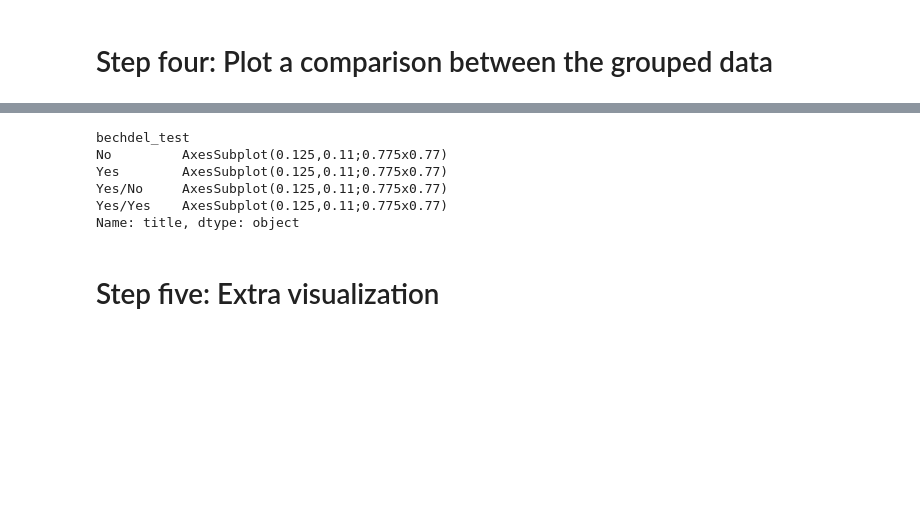
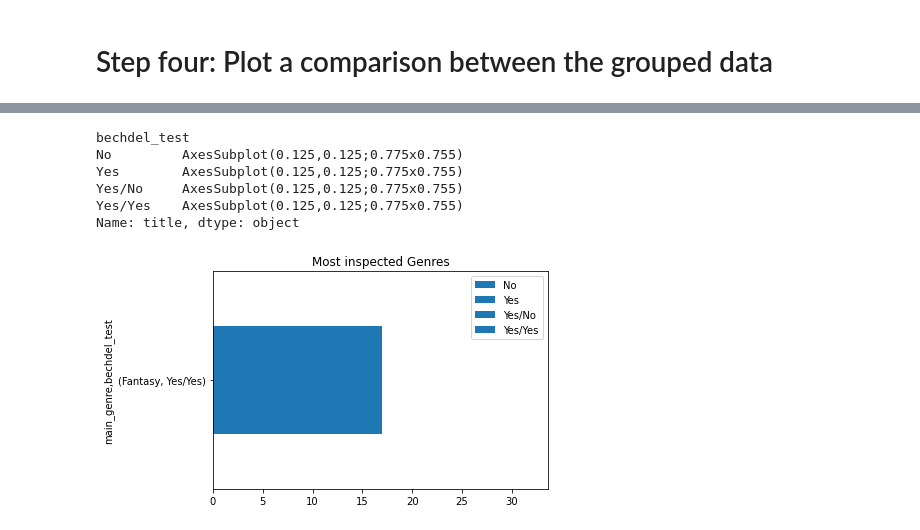
Before and after one commit to smargarink/DesignDev, a Jupyter notebook: exercises/exerciseeight.ipynb, the cells around one changed output, grey strips where cells are left out. Drawn from its saved outputs; the diff is of its cells as text; code cells hidden in the pictures; blank space fills up the shorter version.

Commit message:
graph fail

```diff
--- a/exercises/exerciseeight.ipynb
+++ b/exercises/exerciseeight.ipynb
@@ -85,6 +85,6 @@ Name: title, dtype: int64
 # %% [markdown]
 # Step four: Plot a comparison between the grouped data
 # %%
-#visual representation of how many passed and how many failed in data set
-nipple_bechdel_comparison.groupby(['bechdel_test']).plot(legend=True)
+#visual representation of how many passed and how many failed in data set (overall)
+nipple_bechdel_comparison.groupby(['bechdel_test']).plot(kind="barh", title="Most inspected Genres", legend=True)
 # %% [output]
@@ -93,8 +91,7 @@ nipple_bechdel_comparison.groupby(['bechdel_test']).plot(legend=True)
 bechdel_test
-No         AxesSubplot(0.125,0.11;0.775x0.77)
-Yes        AxesSubplot(0.125,0.11;0.775x0.77)
-Yes/No     AxesSubplot(0.125,0.11;0.775x0.77)
-Yes/Yes    AxesSubplot(0.125,0.11;0.775x0.77)
+No         AxesSubplot(0.125,0.125;0.775x0.755)
+Yes        AxesSubplot(0.125,0.125;0.775x0.755)
+Yes/No     AxesSubplot(0.125,0.125;0.775x0.755)
+Yes/Yes    AxesSubplot(0.125,0.125;0.775x0.755)
 Name: title, dtype: object
+[figure, added]
-# %% [markdown]
-# Step five: Extra visualization
```
Also changed, not shown: parts of 3 cells of this notebook.
